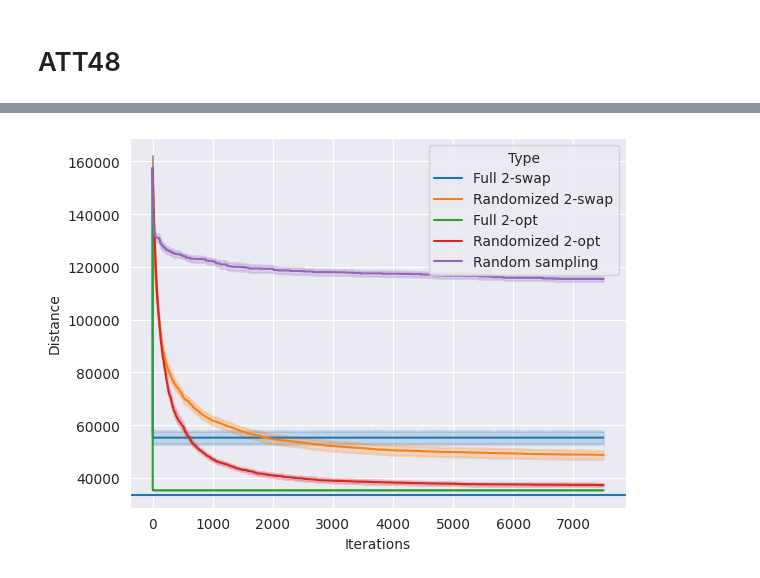
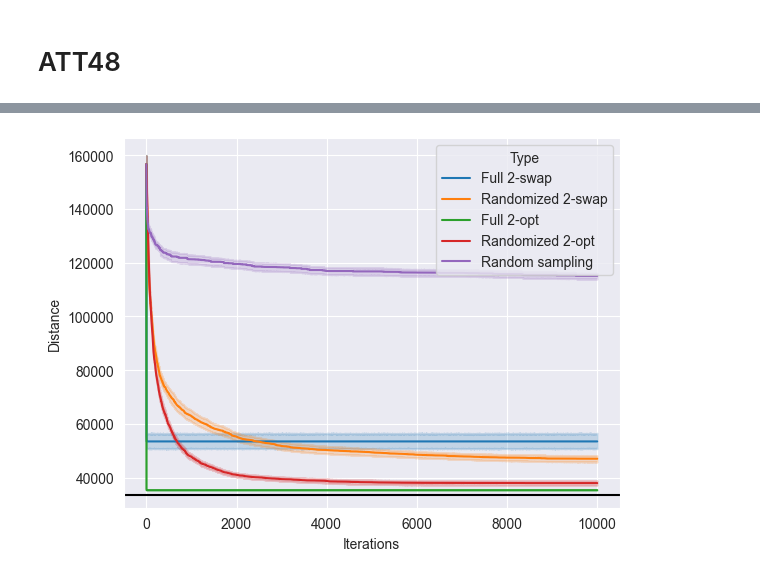
Before and after one commit to nngerncham/ma395_heuristic, a Jupyter notebook: homework/hw1/Homework 1.ipynb, the cells around one changed output, grey strips where cells are left out. Saved outputs shown, nothing was run; the diff lists cells and outputs as text; code cells hidden in the pictures.

```diff
--- a/homework/hw1/Homework 1.ipynb
+++ b/homework/hw1/Homework 1.ipynb
@@ -53,5 +67,5 @@ Wall time: 8min 17s
 # ATT48
 # %%
 %%time
-att48_result = run_experiment("data/att48_d.txt", [])
+att48_result = run_experiment("data/att48_d.txt", [], 10_000)
 # %% [output]
@@ -63,8 +77,8 @@ att48_result.to_csv("results/att48.txt")
 # %%
 %%time
 sns.lineplot(att48_result, x="Iterations", y="Distance", hue="Type")
-plt.axhline(33523)
+plt.axhline(33523, color="black")
 plt.savefig("report/images/att48_plot.png", dpi=1200, bbox_inches="tight")
 plt.show()
 # %% [output]
-[figure, old version]
+[figure, new version]
```
Also changed, not shown: parts of 7 cells of this notebook, 7 other files.
